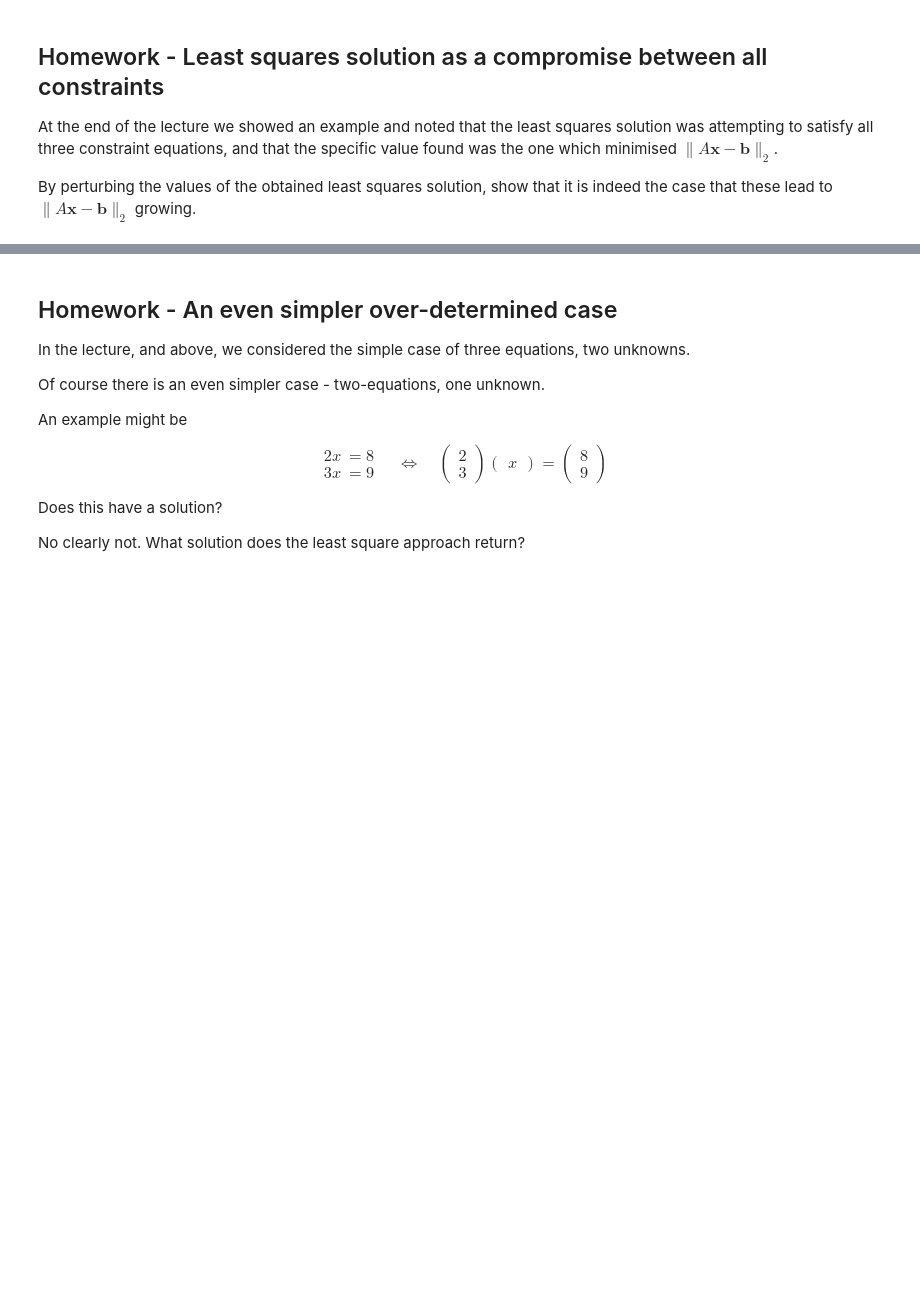
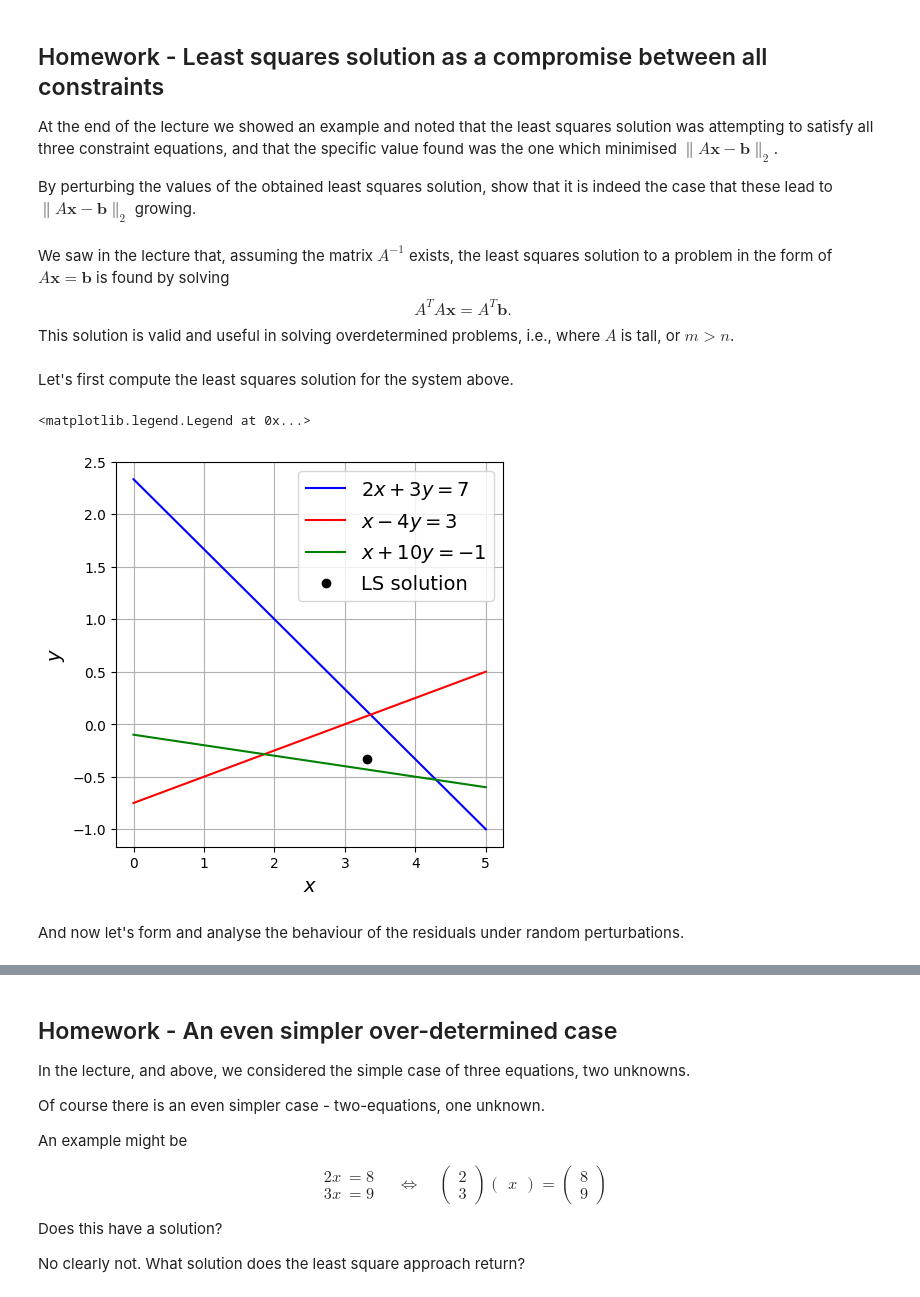
Before and after one commit to nocturnal-luke/Geophysical-inversion-undergraduate, a Jupyter notebook: lectures/L4/L4-homework.ipynb, the cells around one changed output, grey strips where cells are left out. Drawn from its saved outputs; the diff is of its cells as text; code cells hidden in the pictures; blank space fills up the shorter version.

```diff
--- a/lectures/L4/L4-homework.ipynb
+++ b/lectures/L4/L4-homework.ipynb
@@ -173,3 +173,48 @@ plt.show()
 At the end of the lecture we showed an example and noted that the least squares solution was attempting to satisfy all three constraint equations, and that the specific value found was the one which minimised $\| A\boldsymbol{x} - \boldsymbol{b}\|_2$.
 
 By perturbing the values of the obtained least squares solution, show that it is indeed the case that these lead to $\| A\boldsymbol{x} - \boldsymbol{b}\|_2$ growing.
+# %% [markdown]
+We saw in the lecture that, assuming the matrix $A^{-1}$ exists, the least squares solution to a problem in the form of $A\mathbf{x}=\mathbf{b}$ is found by solving $$A^T A\mathbf{x}=A^T \mathbf{b}.$$ This solution is valid and useful in solving overdetermined problems, i.e., where $A$ is tall, or $m>n$.
+# %% [markdown]
+Let's first compute the least squares solution for the system above.
+# %%
+# As copied from the lecture
+
+A = np.array([[2, 3], [1, -4], [1, 10]])
+
+# Form the matrix A.T @ A
+ATA = A.T @ A
+
+# Form the RHS vector:
+rhs = A.T @ np.array([7,3,-1])
+
+# solve the system
+ls_sol = sl.solve(ATA, rhs)
+
+# plot this solution to see where it lies
+
+x = np.linspace(0,5,100)
+
+y1 = -(2./3.)*x + (7./3.)
+y2 = (1./4.)*x - (3./4.)
+y3 = -(1./10.)*x - (1./10.)
+
+fig = plt.figure(figsize=(5, 5))
+
+ax1 = fig.add_subplot(111)
+
+ax1.set_xlabel("$x$", fontsize=14)
+ax1.set_ylabel("$y$", fontsize=14)
+ax1.grid(True)
+
+ax1.plot(x,y1,'b', label='$2x+3y=7$')
+ax1.plot(x,y2,'r', label='$x-4y=3$')
+ax1.plot(x,y3,'g', label='$x+10y=-1$')
+ax1.plot(ls_sol[0], ls_sol[1], 'ko', label='LS solution')
+
+ax1.legend(loc='best', fontsize=14)
+# %% [output]
+<matplotlib.legend.Legend at 0x...>
+[figure, added]
+# %% [markdown]
+And now let's form and analyse the behaviour of the residuals under random perturbations.
```
Also changed, not shown: parts of 7 cells of this notebook.
